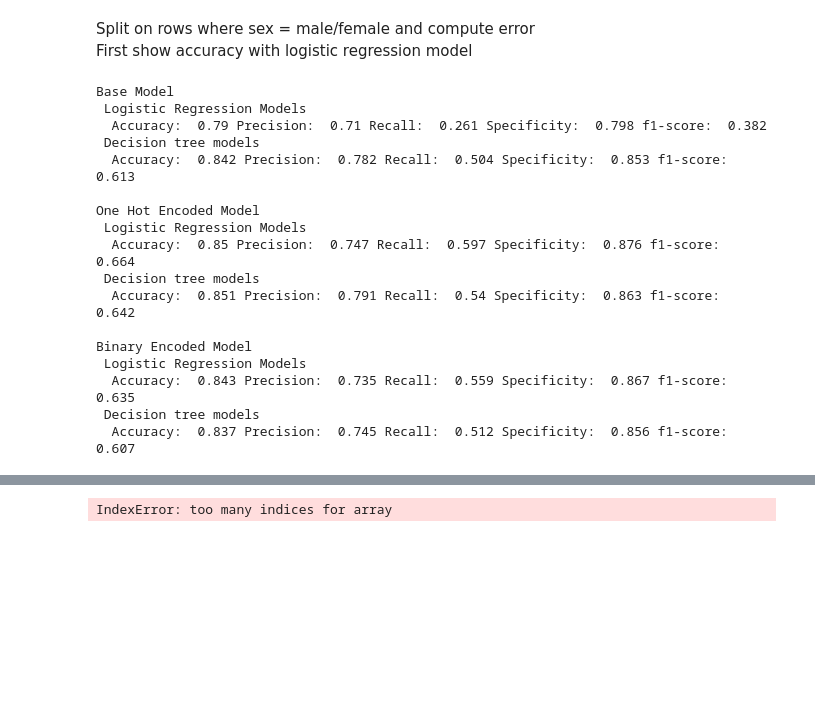
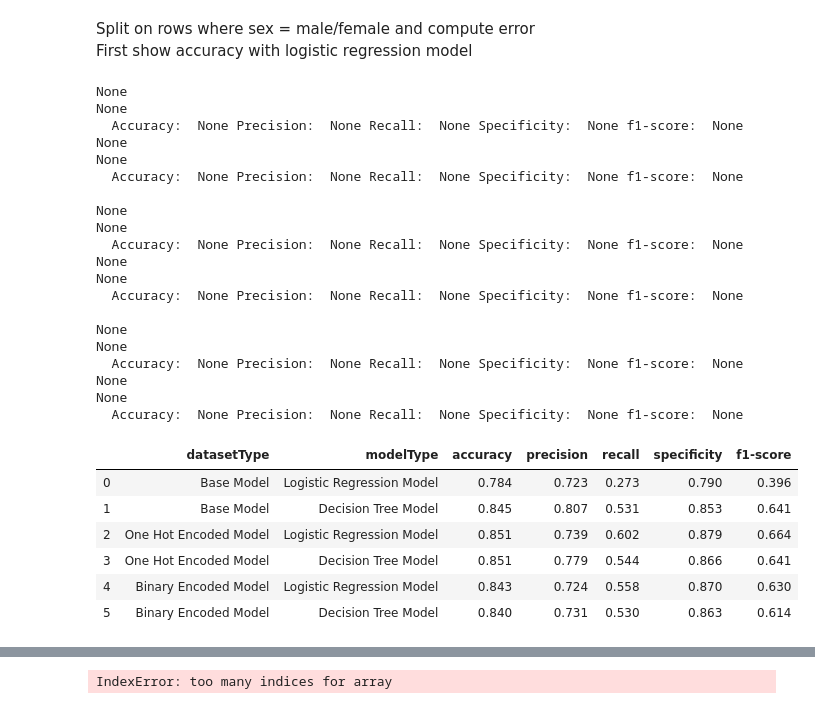
Before and after one commit to rkrishn7/CSE146_Final, a Jupyter notebook: Project.ipynb, the cells around one changed output, grey strips where cells are left out. Cells and saved outputs as stored; diff of their text form; code cells hidden in the pictures; blank space fills up the shorter version.

```diff
--- a/Project.ipynb
+++ b/Project.ipynb
@@ -922,32 +922,61 @@ models = ["Base Model", "One Hot Encoded Model", "Binary Encoded Model"]
 ytests = [data_y_test, df_OHE_y_test, df_BE_y_test]
 LRpreds = [y_pred_LR_model_data, y_pred_LR_model_df_OHE, y_pred_LR_model_df_BE]
 DTpreds = [y_pred_DT_model_data,  y_pred_DT_model_df_OHE, y_pred_DT_model_df_BE]
+acc = []
+prec = []
+rec = []
+spec = []
+f1 = []
+dsType = []
+modType = []
 for yT, LRpred, DTpred, m in zip(ytests, LRpreds, DTpreds, models):
-    print(m)
-    print(' Logistic Regression Models')
-    print('  Accuracy: ', accuracy(yT, LRpred), 'Precision: ', precision(yT, LRpred),
-          'Recall: ', recall(yT, LRpred), 'Specificity: ', specificity(yT, LRpred),
-          'f1-score: ', f1score(precision(yT, LRpred), recall(yT, LRpred)))
-    print(' Decision tree models')
-    print('  Accuracy: ', accuracy(yT, DTpred), 'Precision: ', precision(yT, DTpred),
-          'Recall: ', recall(yT, DTpred), 'Specificity: ', specificity(yT, DTpred),
-          'f1-score: ', f1score(precision(yT, DTpred), recall(yT, DTpred)))
+    print(dsType.append(m))
+    print(modType.append('Logistic Regression Model'))
+    print('  Accuracy: ', acc.append(accuracy(yT, LRpred)), 'Precision: ', prec.append(precision(yT, LRpred)),
+          'Recall: ', rec.append(recall(yT, LRpred)), 'Specificity: ', spec.append(specificity(yT, LRpred)),
+          'f1-score: ', f1.append(f1score(precision(yT, LRpred), recall(yT, LRpred))))
+    print(dsType.append(m))
+    print(modType.append('Decision Tree Model'))
+    print('  Accuracy: ', acc.append(accuracy(yT, DTpred)), 'Precision: ', prec.append(precision(yT, DTpred)),
+          'Recall: ', rec.append(recall(yT, DTpred)), 'Specificity: ', spec.append(specificity(yT, DTpred)),
+          'f1-score: ', f1.append(f1score(precision(yT, DTpred), recall(yT, DTpred))))
     print()
 # %% [output]
-Base Model
- Logistic Regression Models
-  Accuracy:  0.79 Precision:  0.71 Recall:  0.261 Specificity:  0.798 f1-score:  0.382
- Decision tree models
-  Accuracy:  0.842 Precision:  0.782 Recall:  0.504 Specificity:  0.853 f1-score:  0.613
+None
+None
+  Accuracy:  None Precision:  None Recall:  None Specificity:  None f1-score:  None
+None
+None
+  Accuracy:  None Precision:  None Recall:  None Specificity:  None f1-score:  None
 
-One Hot Encoded Model
- Logistic Regression Models
-  Accuracy:  0.85 Precision:  0.747 Recall:  0.597 Specificity:  0.876 f1-score:  0.664
- Decision tree models
-  Accuracy:  0.851 Precision:  0.791 Recall:  0.54 Specificity:  0.863 f1-score:  0.642
+None
+None
+  Accuracy:  None Precision:  None Recall:  None Specificity:  None f1-score:  None
+None
+None
+  Accuracy:  None Precision:  None Recall:  None Specificity:  None f1-score:  None
 
-Binary Encoded Model
- Logistic Regression Models
-  Accuracy:  0.843 Precision:  0.735 Recall:  0.559 Specificity:  0.867 f1-score:  0.635
- Decision tree models
-  Accuracy:  0.837 Precision:  0.745 Recall:  0.512 Specificity:  0.856 f1-score:  0.607
+None
+None
+  Accuracy:  None Precision:  None Recall:  None Specificity:  None f1-score:  None
+None
+None
+  Accuracy:  None Precision:  None Recall:  None Specificity:  None f1-score:  None
+# %%
+#charts of accuracy ect
+d = {'datasetType': dsType, 'modelType': modType, 'accuracy': acc, 'precision': prec, 'recall': rec, 'specificity': spec, 'f1-score': f1}
+metrics = pd.DataFrame(data=d)
+numdf = metrics.select_dtypes(include=numerics)
+metCols = numdf.columns.tolist()
+metrics
+# np.asarray(acc)
+# df2 = pd.DataFrame(np.array(acc, prec, rec, spec, f1),
+#                     columns=['accuracy', 'precision', 'recall', 'specificity', 'f1-score'])
+# %% [output]
+|  | datasetType | modelType | accuracy | precision | recall | specificity | f1-score |
+| 0 | Base Model | Logistic Regression Model | 0.784 | 0.723 | 0.273 | 0.790 | 0.396 |
+| 1 | Base Model | Decision Tree Model | 0.845 | 0.807 | 0.531 | 0.853 | 0.641 |
+| 2 | One Hot Encoded Model | Logistic Regression Model | 0.851 | 0.739 | 0.602 | 0.879 | 0.664 |
+| 3 | One Hot Encoded Model | Decision Tree Model | 0.851 | 0.779 | 0.544 | 0.866 | 0.641 |
+| 4 | Binary Encoded Model | Logistic Regression Model | 0.843 | 0.724 | 0.558 | 0.870 | 0.630 |
+| 5 | Binary Encoded Model | Decision Tree Model | 0.840 | 0.731 | 0.530 | 0.863 | 0.614 |
```
Also changed, not shown: parts of 4 cells of this notebook.
